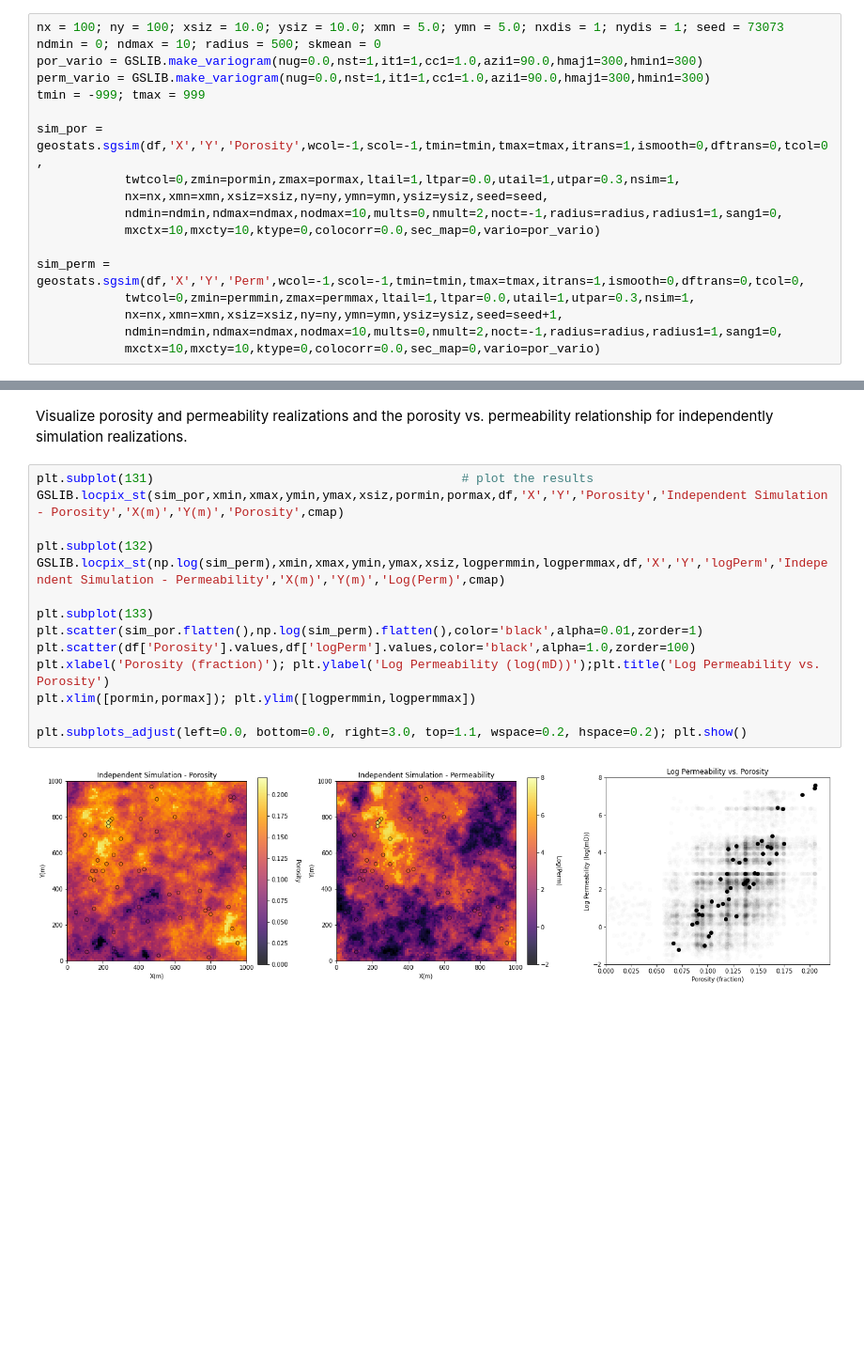
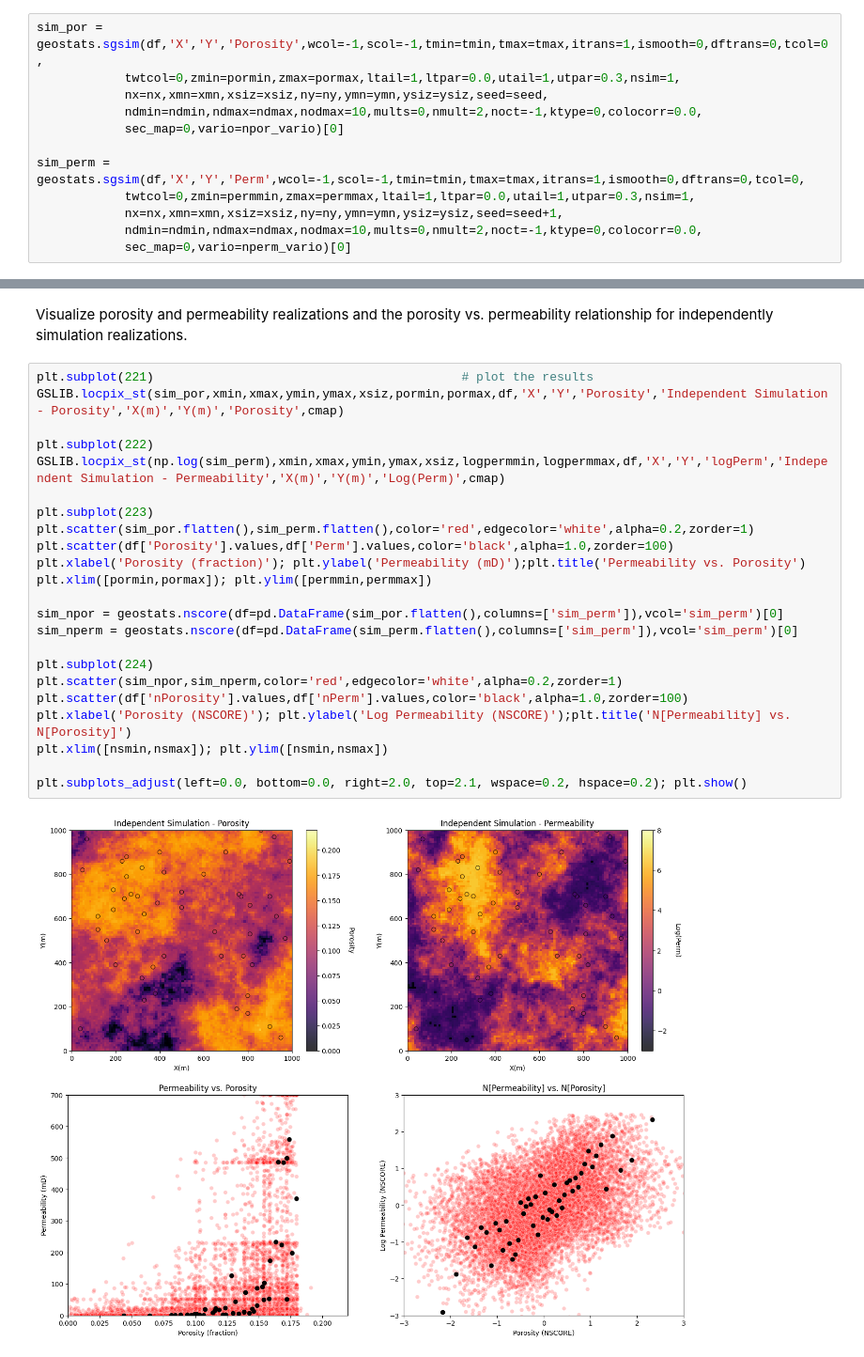
Before and after one commit to GeostatsGuy/GeostatsPyDemos, a Jupyter notebook: GeostatsPy_cosimulation.ipynb, the cells around one changed output, grey strips where cells are left out. Shown at 94% size. Drawn from its saved outputs; the diff is of its cells as text; blank space fills up the shorter version.

```diff
--- a/GeostatsPy_cosimulation.ipynb
+++ b/GeostatsPy_cosimulation.ipynb
@@ -148,21 +225,15 @@ So we won't repeat that here. Also we will just assume reasonable variogram mode
 # %%
-nx = 100; ny = 100; xsiz = 10.0; ysiz = 10.0; xmn = 5.0; ymn = 5.0; nxdis = 1; nydis = 1; seed = 73073
-ndmin = 0; ndmax = 10; radius = 500; skmean = 0
-por_vario = GSLIB.make_variogram(nug=0.0,nst=1,it1=1,cc1=1.0,azi1=90.0,hmaj1=300,hmin1=300)
-perm_vario = GSLIB.make_variogram(nug=0.0,nst=1,it1=1,cc1=1.0,azi1=90.0,hmaj1=300,hmin1=300)
-tmin = -999; tmax = 999
-
 sim_por = geostats.sgsim(df,'X','Y','Porosity',wcol=-1,scol=-1,tmin=tmin,tmax=tmax,itrans=1,ismooth=0,dftrans=0,tcol=0,
             twtcol=0,zmin=pormin,zmax=pormax,ltail=1,ltpar=0.0,utail=1,utpar=0.3,nsim=1,
             nx=nx,xmn=xmn,xsiz=xsiz,ny=ny,ymn=ymn,ysiz=ysiz,seed=seed,
-            ndmin=ndmin,ndmax=ndmax,nodmax=10,mults=0,nmult=2,noct=-1,radius=radius,radius1=1,sang1=0,
-            mxctx=10,mxcty=10,ktype=0,colocorr=0.0,sec_map=0,vario=por_vario)
+            ndmin=ndmin,ndmax=ndmax,nodmax=10,mults=0,nmult=2,noct=-1,ktype=0,colocorr=0.0,
+            sec_map=0,vario=npor_vario)[0]
 
 sim_perm = geostats.sgsim(df,'X','Y','Perm',wcol=-1,scol=-1,tmin=tmin,tmax=tmax,itrans=1,ismooth=0,dftrans=0,tcol=0,
             twtcol=0,zmin=permmin,zmax=permmax,ltail=1,ltpar=0.0,utail=1,utpar=0.3,nsim=1,
             nx=nx,xmn=xmn,xsiz=xsiz,ny=ny,ymn=ymn,ysiz=ysiz,seed=seed+1,
-            ndmin=ndmin,ndmax=ndmax,nodmax=10,mults=0,nmult=2,noct=-1,radius=radius,radius1=1,sang1=0,
-            mxctx=10,mxcty=10,ktype=0,colocorr=0.0,sec_map=0,vario=por_vario)
+            ndmin=ndmin,ndmax=ndmax,nodmax=10,mults=0,nmult=2,noct=-1,ktype=0,colocorr=0.0,
+            sec_map=0,vario=nperm_vario)[0]
 # %% [output]
  Data for SGSIM: Number of acceptable data     = 50
                  Number trimmed                = 0
@@ -184,19 +255,28 @@ Working on realization number 0
 # %% [markdown]
 Visualize porosity and permeability realizations and the porosity vs. permeability relationship for independently simulation realizations.
 # %%
-plt.subplot(131)                                          # plot the results
+plt.subplot(221)                                          # plot the results
 GSLIB.locpix_st(sim_por,xmin,xmax,ymin,ymax,xsiz,pormin,pormax,df,'X','Y','Porosity','Independent Simulation - Porosity','X(m)','Y(m)','Porosity',cmap)
 
-plt.subplot(132)
+plt.subplot(222)
 GSLIB.locpix_st(np.log(sim_perm),xmin,xmax,ymin,ymax,xsiz,logpermmin,logpermmax,df,'X','Y','logPerm','Independent Simulation - Permeability','X(m)','Y(m)','Log(Perm)',cmap)
 
-plt.subplot(133)
-plt.scatter(sim_por.flatten(),np.log(sim_perm).flatten(),color='black',alpha=0.01,zorder=1)
-plt.scatter(df['Porosity'].values,df['logPerm'].values,color='black',alpha=1.0,zorder=100)
-plt.xlabel('Porosity (fraction)'); plt.ylabel('Log Permeability (log(mD))');plt.title('Log Permeability vs. Porosity')
-plt.xlim([pormin,pormax]); plt.ylim([logpermmin,logpermmax])
+plt.subplot(223)
+plt.scatter(sim_por.flatten(),sim_perm.flatten(),color='red',edgecolor='white',alpha=0.2,zorder=1)
+plt.scatter(df['Porosity'].values,df['Perm'].values,color='black',alpha=1.0,zorder=100)
+plt.xlabel('Porosity (fraction)'); plt.ylabel('Permeability (mD)');plt.title('Permeability vs. Porosity')
+plt.xlim([pormin,pormax]); plt.ylim([permmin,permmax])
 
-plt.subplots_adjust(left=0.0, bottom=0.0, right=3.0, top=1.1, wspace=0.2, hspace=0.2); plt.show()
+sim_npor = geostats.nscore(df=pd.DataFrame(sim_por.flatten(),columns=['sim_perm']),vcol='sim_perm')[0]
+sim_nperm = geostats.nscore(df=pd.DataFrame(sim_perm.flatten(),columns=['sim_perm']),vcol='sim_perm')[0]
+
+plt.subplot(224)
+plt.scatter(sim_npor,sim_nperm,color='red',edgecolor='white',alpha=0.2,zorder=1)
+plt.scatter(df['nPorosity'].values,df['nPerm'].values,color='black',alpha=1.0,zorder=100)
+plt.xlabel('Porosity (NSCORE)'); plt.ylabel('Log Permeability (NSCORE)');plt.title('N[Permeability] vs. N[Porosity]')
+plt.xlim([nsmin,nsmax]); plt.ylim([nsmin,nsmax])
+
+plt.subplots_adjust(left=0.0, bottom=0.0, right=2.0, top=2.1, wspace=0.2, hspace=0.2); plt.show()
 # %% [output]
-[figure, old version]
+[figure, new version]
 # %% [markdown]
```
Also changed, not shown: parts of 27 cells of this notebook, 11 other files.
